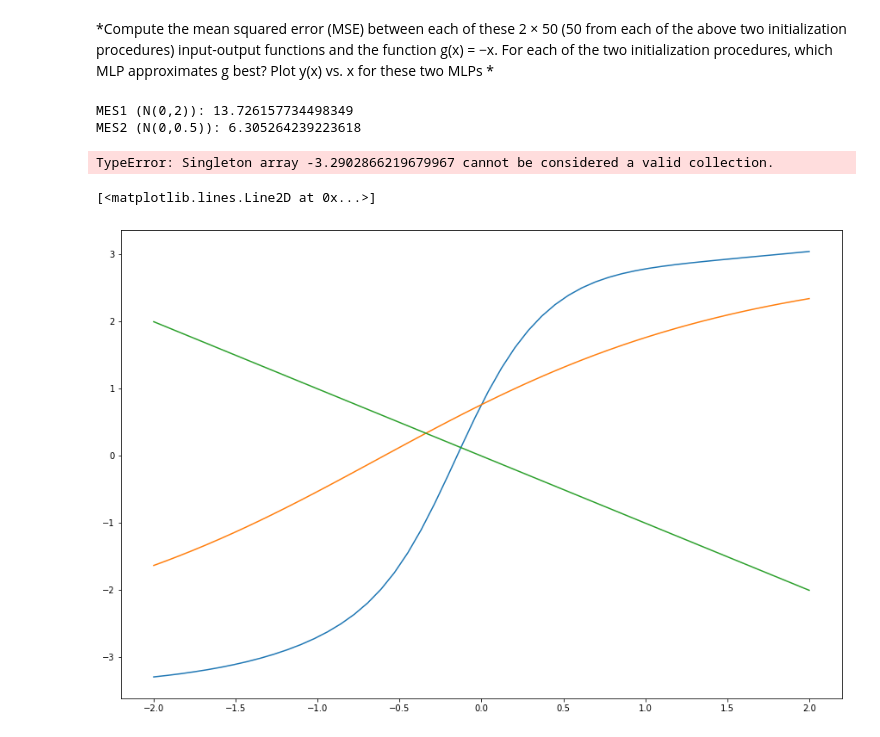
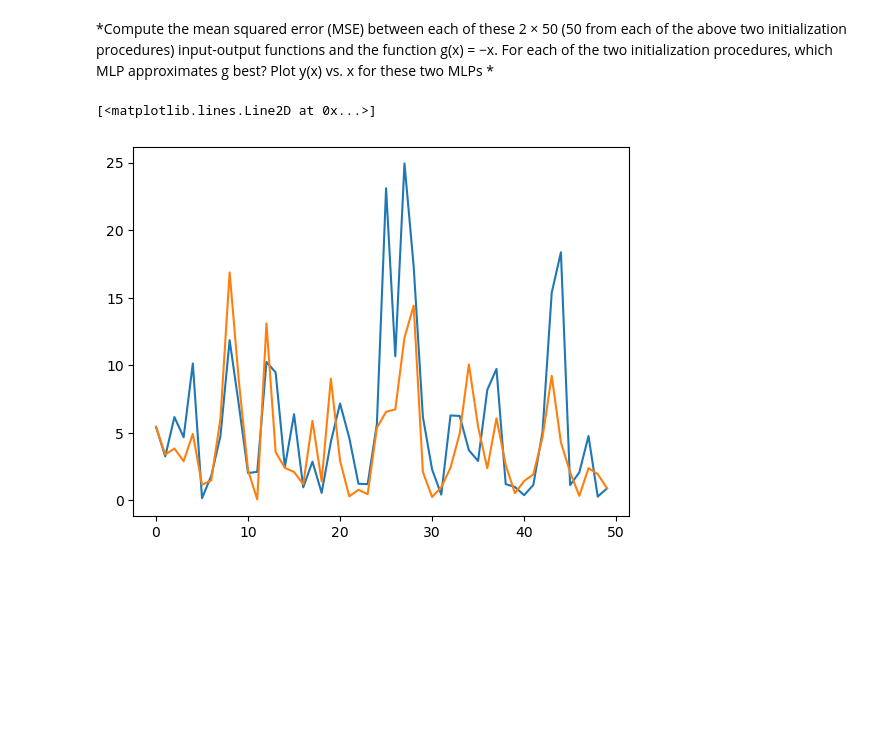
Before and after one commit to Javiermateor/Machine-Intelligence-I, a Jupyter notebook: Exercise 00/Exercise_03.ipynb, the cells around one changed output. Cells and saved outputs as stored; diff of their text form; code cells hidden in the pictures; blank space fills up the shorter version.

```diff
--- a/Exercise 00/Exercise_03.ipynb
+++ b/Exercise 00/Exercise_03.ipynb
@@ -58,38 +58,21 @@ for i in np.arange(number_of_MLPs):
 # %% [markdown]
 *Compute the mean squared error (MSE) between each of these 2 × 50 (50 from each of the above two initialization procedures) input-output functions and the function g(x) = −x. For each of the two initialization procedures, which MLP approximates g best? Plot y(x) vs. x for these two MLPs
 *
-# %%
-compare = np.append(input_output1, input_output2, axis=1)
-compare = compare[:,[0,1,3]]
-g_function = compare[:,0]*-1
-compare = np.append(compare, g_function.reshape(50,1), axis=1)
-
-#Matrix with x, MLP1, MLP2, g(x)
-compare
-
-from sklearn.metrics import mean_squared_error
-
-#Compute MSE
-mse1 = mean_squared_error(compare[:,1], compare[:,3])
-mse2 = mean_squared_error(compare[:,2], compare[:,3])
-
-#Second input-output pair has lower MSE, so it is a better approximation of the g function
-
-print(f'MES1 (N(0,2)): {mse1}')
-print(f'MES2 (N(0,0.5)): {mse2}')
-# %% [output]
-MES1 (N(0,2)): 13.726157734498349
-MES2 (N(0,0.5)): 6.305264239223618
-# %%
-mean_squared_error(compare[0,1], compare[0,3])
-# %% [output]
-TypeError: Singleton array -3.2902866219679967 cannot be considered a valid collection.
-# %%
-f2 = plt.figure(figsize=(15,10))
-
-plt.plot(input_output1[:,0], input_output1[:,1])
-plt.plot(input_output2[:,0], input_output2[:,1])
-plt.plot(compare[:,0], compare[:,3])
-# %% [output]
-[<matplotlib.lines.Line2D at 0x...>]
-[figure, removed]
+# %%
+from sklearn.metrics import mean_squared_error
+
+number_of_MLPs = np.shape(input_output1)[1]-1
+
+g_function = x*-1
+mse_1 = np.zeros([50,1])
+mse_2 = np.zeros([50,1])
+
+for i in np.arange(number_of_MLPs)-1:
+    mse_1[i] = mean_squared_error(g_function, input_output1[:,i])
+    mse_2[i] = mean_squared_error(g_function, input_output2[:,i])
+
+plt.plot((np.arange(number_of_MLPs)), mse_1)
+plt.plot((np.arange(number_of_MLPs)), mse_2)
+# %% [output]
+[<matplotlib.lines.Line2D at 0x...>]
+[figure, added]
```
Also changed, not shown: parts of 3 cells of this notebook.
